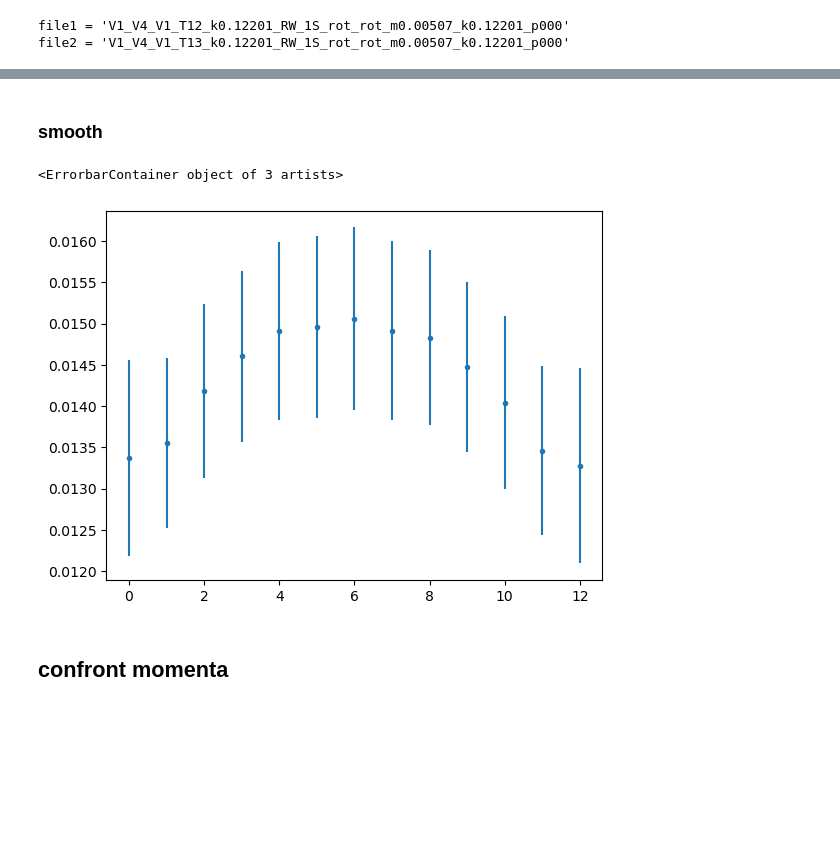
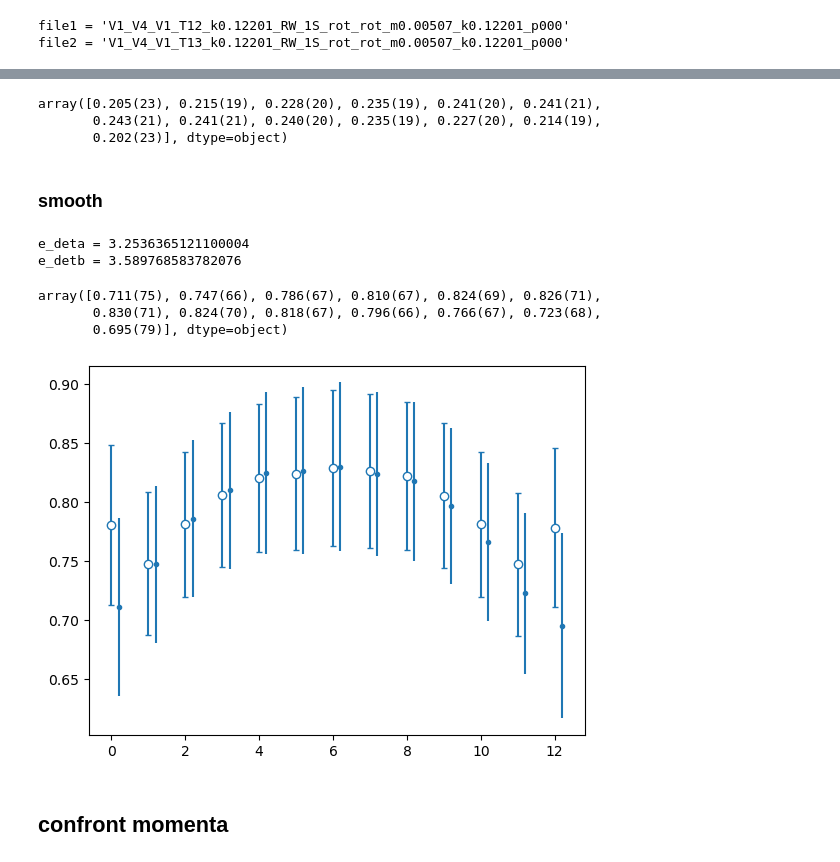
Before and after one commit to pietro-butti/B2heavy, a Jupyter notebook: notebooks/ratio_fromscratch.ipynb, the cells around one changed output, grey strips where cells are left out. Drawn from its saved outputs; the diff is of its cells as text; code cells hidden in the pictures; blank space fills up the shorter version.

```diff
--- a/notebooks/ratio_fromscratch.ipynb
+++ b/notebooks/ratio_fromscratch.ipynb
@@ -140,5 +97,11 @@ print(f'{file2 = }')
 file1 = 'V1_V4_V1_T12_k0.12201_RW_1S_rot_rot_m0.00507_k0.12201_p000'
 file2 = 'V1_V4_V1_T13_k0.12201_RW_1S_rot_rot_m0.00507_k0.12201_p000'
 # %%
-ra = (n1a * n2a).sum(axis=0) / d1a / d2a
-rb = (n1b * n2b).sum(axis=0) / d1b / d2b
+# first, multiply corr at numerator
+# second, average numerator over directions
+
+ra = (n1a * n2a).mean(axis=0) / (d1a * d2a)
+rb = (n1b * n2b).mean(axis=0) / (d1b * d2b)
+# %%
+req = ratio_prerequisites(ens,'RA1',mom,readfrom=frm)
+ratio_correction_factor('RA1',**req)
@@ -145,9 +110,6 @@ rb = (n1b * n2b).sum(axis=0) / d1b / d2b
 # %%
-e_deta = np.exp((req['E0']-req['m0'])*Ta)
-e_detb = np.exp((req['E0']-req['m0'])*Tb)
+fa = req['Zbot']['1S'] / np.sqrt(req['Z0']['1S'] * req['Z0']['1S']) * req['m0']**2/req['E0']**2
+fb = req['Zbot']['1S'] / np.sqrt(req['Z0']['1S'] * req['Z0']['1S']) * req['m0']**2/req['E0']**2
 
-fa = req['Zbot']['1S'] / np.sqrt(req['Z0']['1S'] * req['Z0']['1S']) * \
-    req['m0']**2/req['E0']**2 / e_deta
-
-fb = req['Zbot']['1S'] / np.sqrt(req['Z0']['1S'] * req['Z0']['1S']) * \
-    req['m0']**2/req['E0']**2 / e_detb
+ra_corr = ra/fa
+rb_corr = ra/fb
@@ -157,17 +122,44 @@ rb *= fb
+# %%
+format(ra_corr)
+# %% [output]
+array([0.205(23), 0.215(19), 0.228(20), 0.235(19), 0.241(20), 0.241(21),
+       0.243(21), 0.241(21), 0.240(20), 0.235(19), 0.227(20), 0.214(19),
+       0.202(23)], dtype=object)
 # %% [markdown]
 ### smooth
+# %%
+e_deta = np.exp((req['E0']-req['m0'])*Ta)
+e_detb = np.exp((req['E0']-req['m0'])*Tb)
+
+print(f'{e_deta = }')
+print(f'{e_detb = }')
+# %% [output]
+e_deta = 3.2536365121100004
+e_detb = 3.589768583782076
 # %%
-ra1 = ra*e_deta /2 + rb*e_detb /4 + np.roll(rb*e_detb ,-1,axis=1)/4
+ra1 = ra_corr*e_deta /2 + rb_corr*e_detb /4 + np.roll(rb_corr*e_detb ,-1,axis=1)/4
+# %%
+format(ra1)
+# %% [output]
+array([0.711(75), 0.747(66), 0.786(67), 0.810(67), 0.824(69), 0.826(71),
+       0.830(71), 0.824(70), 0.818(67), 0.796(66), 0.766(67), 0.723(68),
+       0.695(79)], dtype=object)
 # %%
-plt.errorbar(
-    range(ra1.shape[1]),
+fig, ax = plt.subplots(1,1)
+
+ax.errorbar(
+    np.arange(ra1.shape[1])+0.2,
     ra1.mean(axis=0),
     ra1.std(axis=0) * np.sqrt(ra1.shape[0]-1),
     fmt='.'
 )
+
+
+io = RatioIO(ens,'RA1',mom,PathToDataDir=datadir)
+ra1obj = Ratio(io,jkBin=jk,**req,smearing=['1S'])
+ra1obj.plot(ax)
 # %% [output]
-<ErrorbarContainer object of 3 artists>
-[figure, old version]
+[figure, new version]
 # %% [markdown]
 ## confront momenta
 # %%
```
Also changed, not shown: parts of 18 cells of this notebook, 8 other files.
